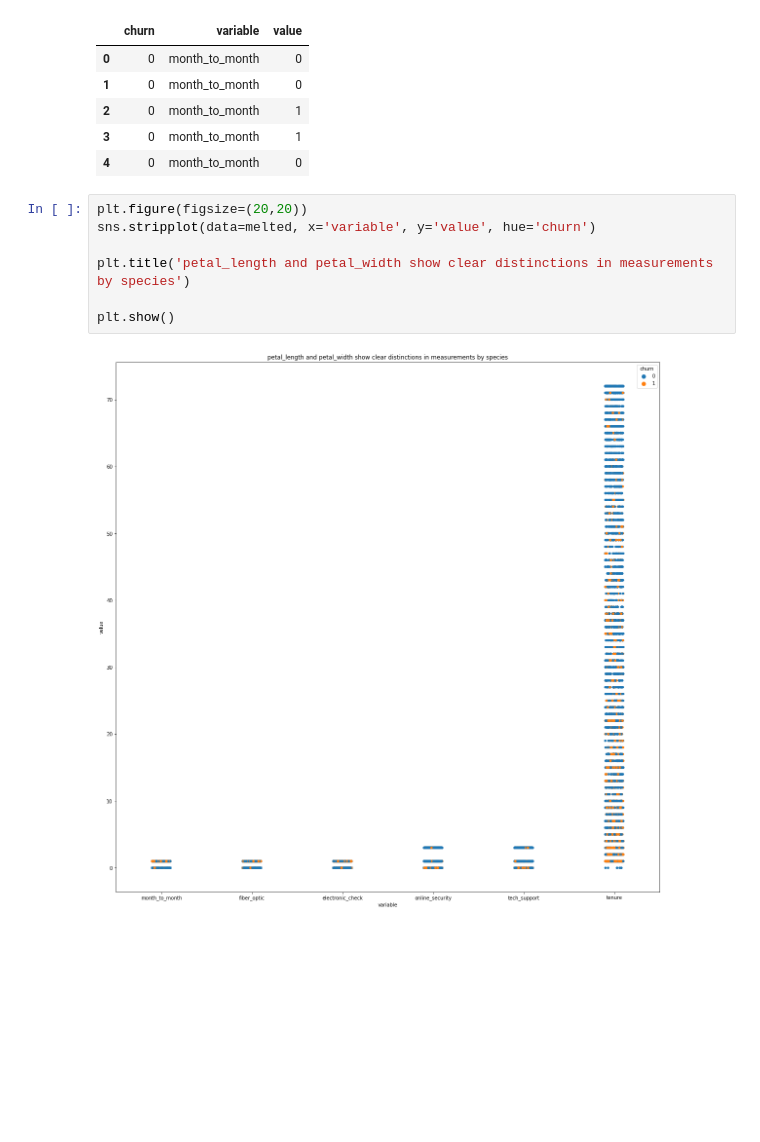
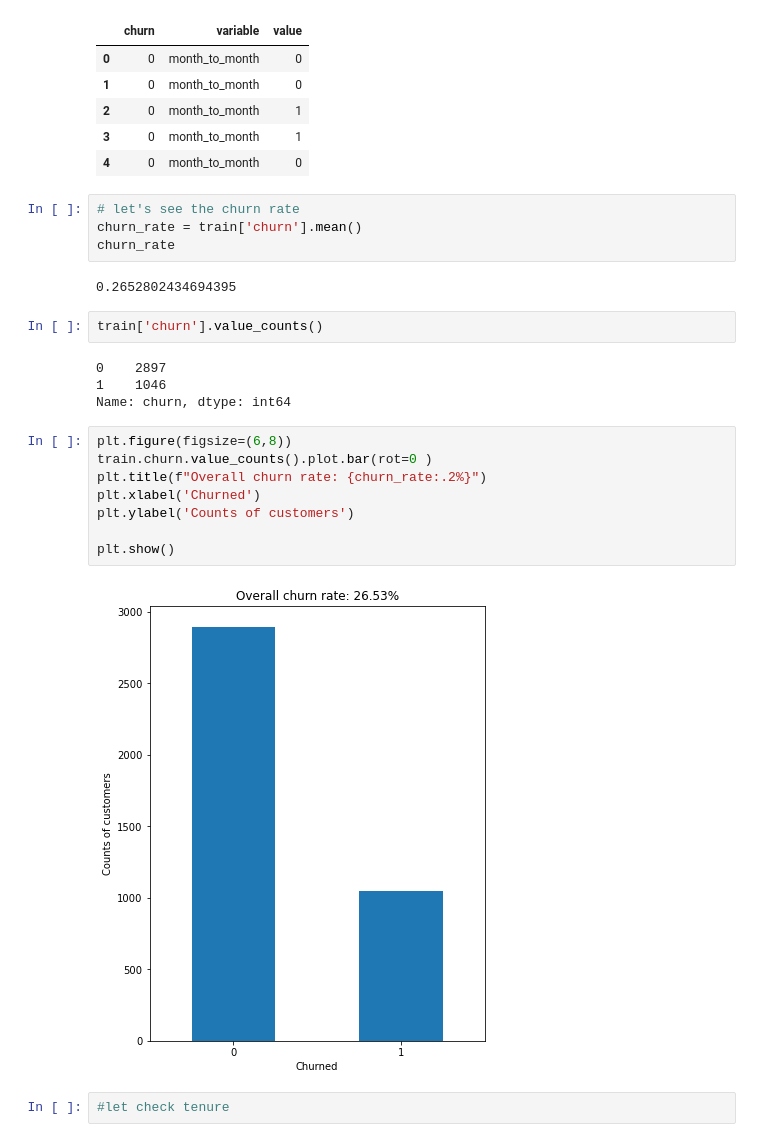
Before and after one commit to cindyvillanuevads/telco_classification_project, a Jupyter notebook: initial_nb_project.ipynb, the cells around one changed output. Cells and saved outputs as stored; diff of their text form; blank space fills up the shorter version.

```diff
--- a/initial_nb_project.ipynb
+++ b/initial_nb_project.ipynb
@@ -784,12 +696,27 @@ melted.head()
 | 2 | 0 | month_to_month | 1 |
 | 3 | 0 | month_to_month | 1 |
 | 4 | 0 | month_to_month | 0 |
-# %%
-plt.figure(figsize=(20,20))
-sns.stripplot(data=melted, x='variable', y='value', hue='churn')
-
-plt.title('petal_length and petal_width show clear distinctions in measurements by species')
-
-plt.show()
-# %% [output]
-[figure, removed]
+# %%
+# let's see the churn rate
+churn_rate = train['churn'].mean()
+churn_rate
+# %% [output]
+0.2652802434694395
+# %%
+train['churn'].value_counts()
+# %% [output]
+0    2897
+1    1046
+Name: churn, dtype: int64
+# %%
+plt.figure(figsize=(6,8))
+train.churn.value_counts().plot.bar(rot=0 )
+plt.title(f"Overall churn rate: {churn_rate:.2%}")
+plt.xlabel('Churned')
+plt.ylabel('Counts of customers')
+
+plt.show()
+# %% [output]
+[figure, added]
+# %%
+#let check tenure
```
Also changed, not shown: parts of 104 cells of this notebook.
